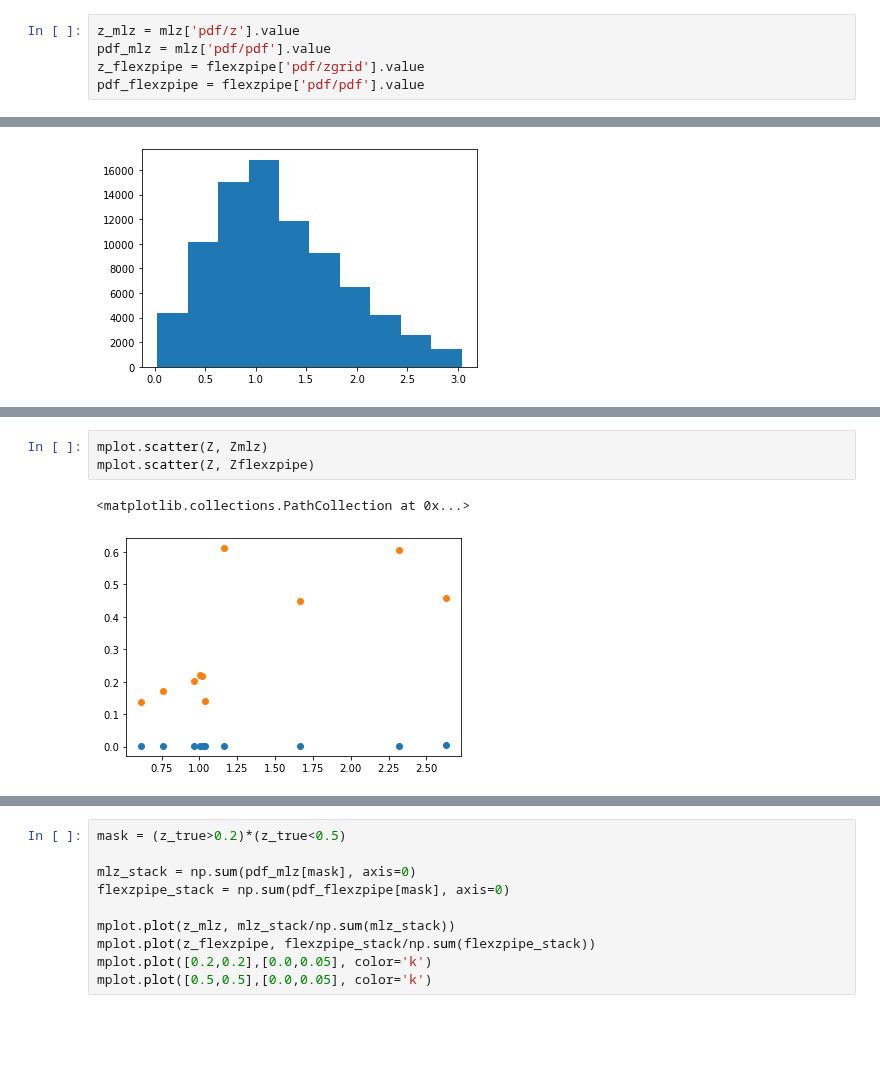
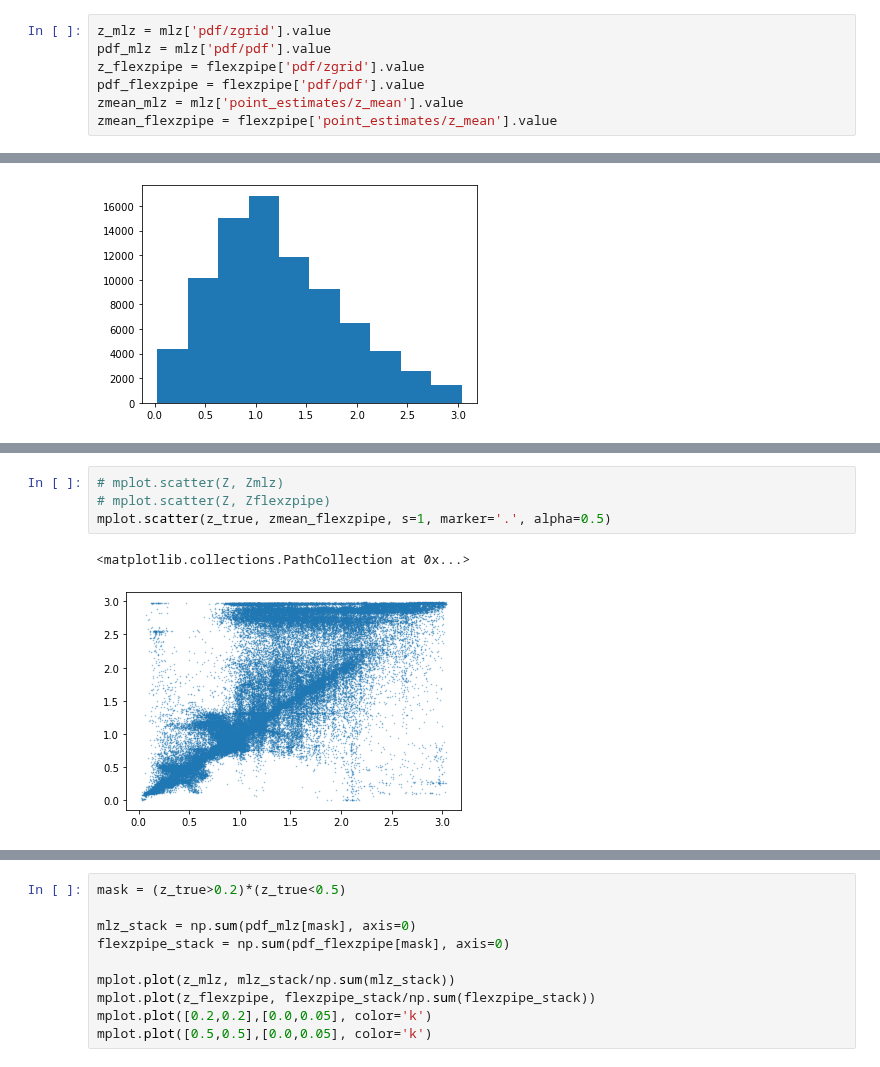
Before and after one commit to LSSTDESC/txpipe-cosmodc2, a Jupyter notebook: notebooks/MLZvsFlexZPipe.ipynb, the cells around one changed output, grey strips where cells are left out. Saved outputs shown, nothing was run; the diff lists cells and outputs as text; blank space fills up the shorter version.

Commit message:
compare mlz flexzpipe

```diff
--- a/notebooks/MLZvsFlexZPipe.ipynb
+++ b/notebooks/MLZvsFlexZPipe.ipynb
@@ -12,8 +23,10 @@ flexzpipe = h5py.File('/global/homes/c/chihway/TXPipe/data/example/outputs/photo
 # %%
-z_mlz = mlz['pdf/z'].value
+z_mlz = mlz['pdf/zgrid'].value
 pdf_mlz = mlz['pdf/pdf'].value
 z_flexzpipe = flexzpipe['pdf/zgrid'].value
 pdf_flexzpipe = flexzpipe['pdf/pdf'].value
+zmean_mlz = mlz['point_estimates/z_mean'].value
+zmean_flexzpipe = flexzpipe['point_estimates/z_mean'].value
 # %%
 z_true = photometry['photometry/redshift_true'].value
 # %%
@@ -56,6 +69,7 @@ for ii in range(10):
 # %%
-mplot.scatter(Z, Zmlz)
-mplot.scatter(Z, Zflexzpipe)
+# mplot.scatter(Z, Zmlz)
+# mplot.scatter(Z, Zflexzpipe)
+mplot.scatter(z_true, zmean_flexzpipe, s=1, marker='.', alpha=0.5)
 # %% [output]
 <matplotlib.collections.PathCollection at 0x...>
-[figure, old version]
+[figure, new version]
```
Also changed, not shown: parts of 3 cells of this notebook.
